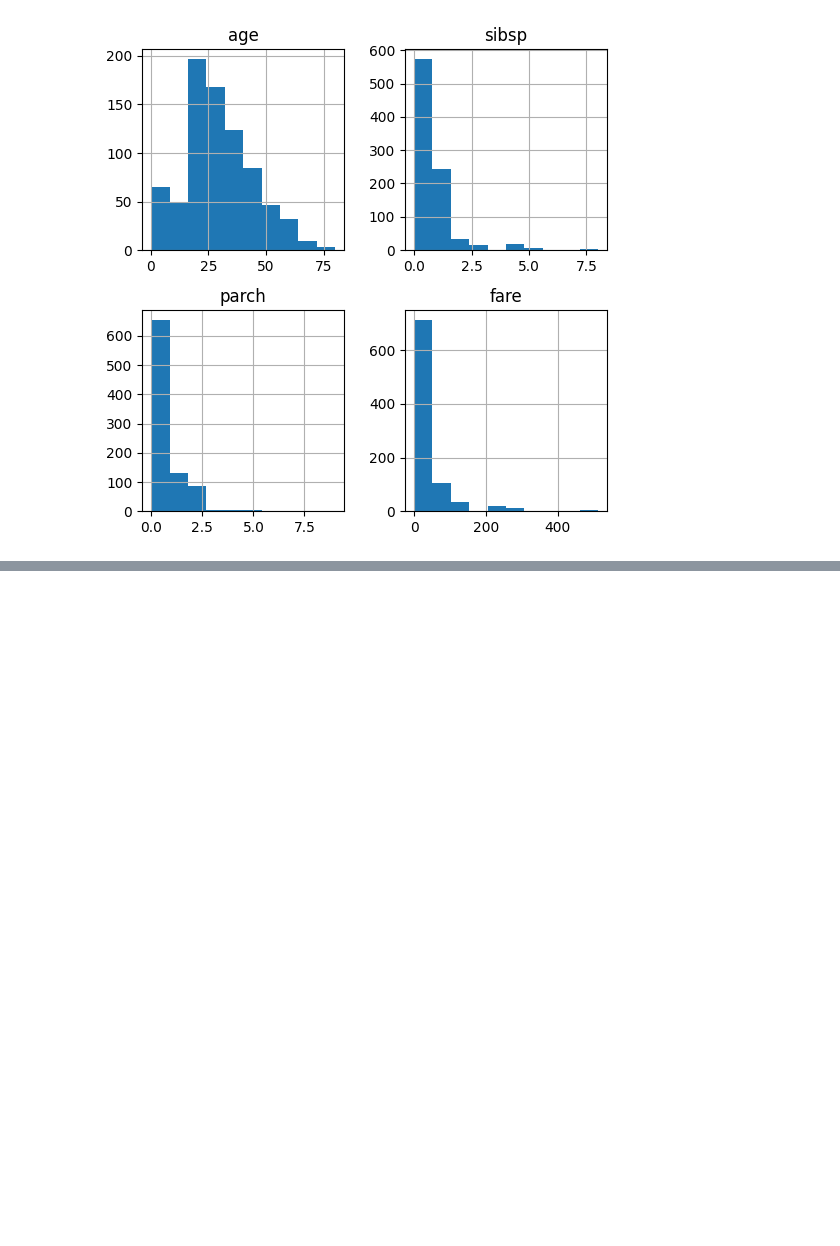
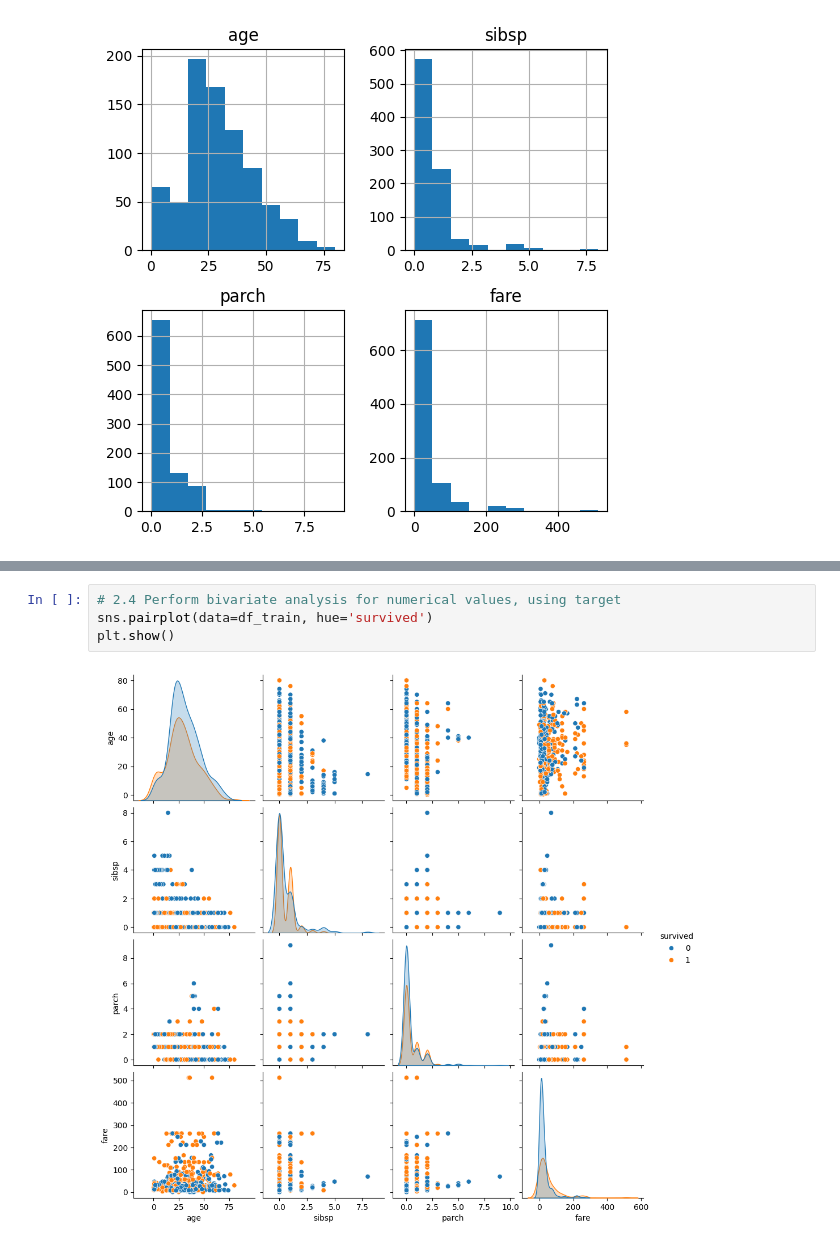
Before and after one commit to alexismenanieves/4Geeks, a Jupyter notebook: Titanic_Analysis_Model.ipynb, the cells around one changed output, grey strips where cells are left out. Drawn from its saved outputs; the diff is of its cells as text; blank space fills up the shorter version.

```diff
--- a/Titanic_Analysis_Model.ipynb
+++ b/Titanic_Analysis_Model.ipynb
@@ -131,0 +139,6 @@ plt.show()
+# %%
+# 2.4 Perform bivariate analysis for numerical values, using target
+sns.pairplot(data=df_train, hue='survived')
+plt.show()
+# %% [output]
+[figure, added]
```
Also changed, not shown: parts of 17 cells of this notebook.
